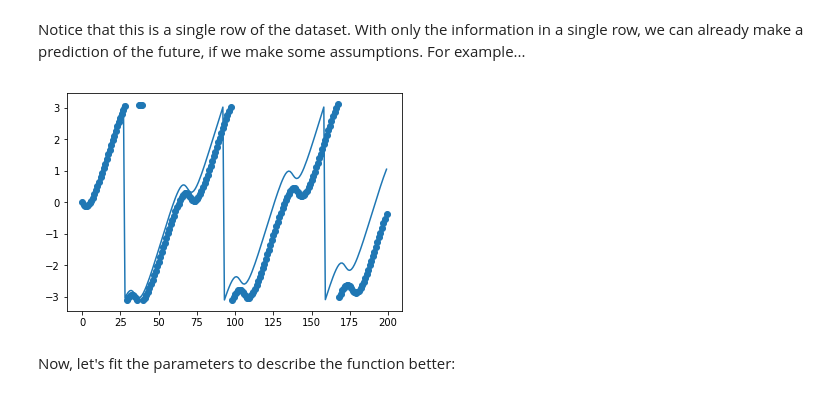
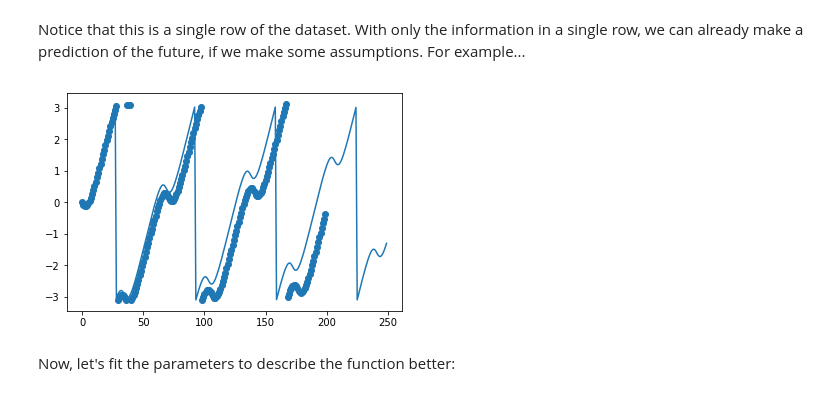
Before and after one commit to ramp-kits/mechanics, a Jupyter notebook: mechanics_starting_kit.ipynb, the cells around one changed output. Cells and saved outputs as stored; diff of their text form; code cells hidden in the pictures.

```diff
--- a/mechanics_starting_kit.ipynb
+++ b/mechanics_starting_kit.ipynb
@@ -200,20 +203,20 @@ phis = data.iloc[0, range(200)].values
 # %%
 # Some initial guess of parameters by eye (and some knowledge of physics):
 c_initial = np.array([51., 2.*np.sqrt(1./51.), np.pi, 105., np.sqrt(1./105.), 0.])
 
 c = c_initial
 a = c[0::3]
 w = c[1::3]
 p = c[2::3]
 
-times = np.array(range(len(phis)))
-phi_pred = [f_phi(a, w, p, i) for i in range(200)]
+times = np.array(range(250))
+phi_pred = [f_phi(a, w, p, i) for i in times]
 
-plt.scatter(times, phis)
+plt.scatter(times[:len(phis)], phis)
 plt.plot(times, phi_pred)
 plt.show()
 # %% [output]
-[figure, old version]
+[figure, new version]
 # %% [markdown]
 Now, let's fit the parameters to describe the function better:
 # %%
```
Also changed, not shown: parts of 33 cells of this notebook, 23 other files.
